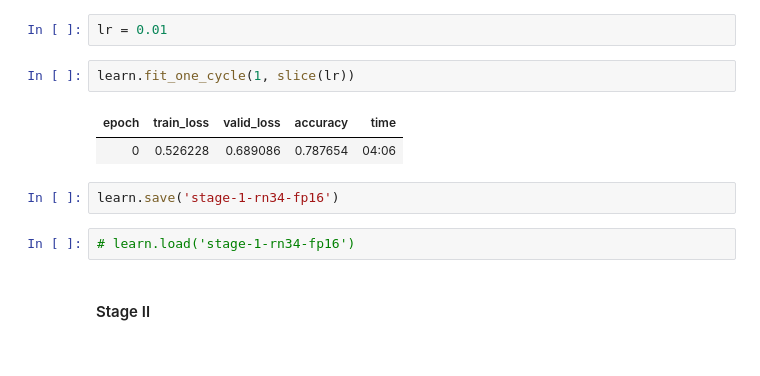
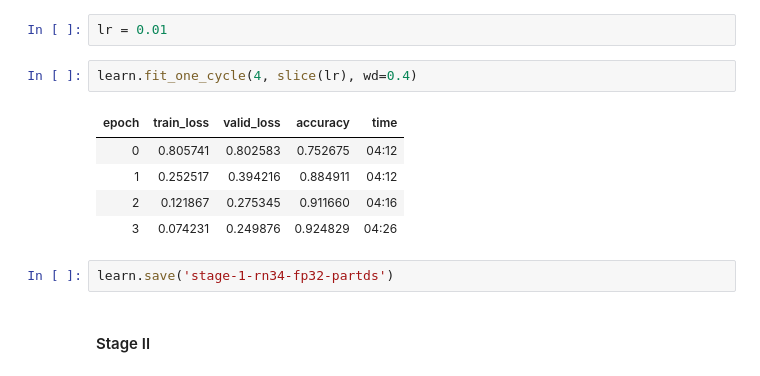
Before and after one commit to lubancafe/fastai-deeper, a Jupyter notebook: Fastai v3 Project - German Traffic Sign Recognition Benchmark.ipynb, the cells around one changed output. Drawn from its saved outputs; the diff is of its cells as text.

```diff
--- a/Fastai v3 Project - German Traffic Sign Recognition Benchmark.ipynb
+++ b/Fastai v3 Project - German Traffic Sign Recognition Benchmark.ipynb
@@ -239,13 +259,14 @@ learn.recorder.plot()
 # %%
 lr = 0.01
 # %%
-learn.fit_one_cycle(1, slice(lr))
+learn.fit_one_cycle(4, slice(lr), wd=0.4)
 # %% [output]
 | epoch | train_loss | valid_loss | accuracy | time |
-| 0 | 0.526228 | 0.689086 | 0.787654 | 04:06 |
+| 0 | 0.805741 | 0.802583 | 0.752675 | 04:12 |
+| 1 | 0.252517 | 0.394216 | 0.884911 | 04:12 |
+| 2 | 0.121867 | 0.275345 | 0.911660 | 04:16 |
+| 3 | 0.074231 | 0.249876 | 0.924829 | 04:26 |
 # %%
-learn.save('stage-1-rn34-fp16')
+learn.save('stage-1-rn34-fp32-partds')
-# %%
-# learn.load('stage-1-rn34-fp16')
 # %% [markdown]
 #### Stage II
```
Also changed, not shown: parts of 111 cells of this notebook, 6 other files.
